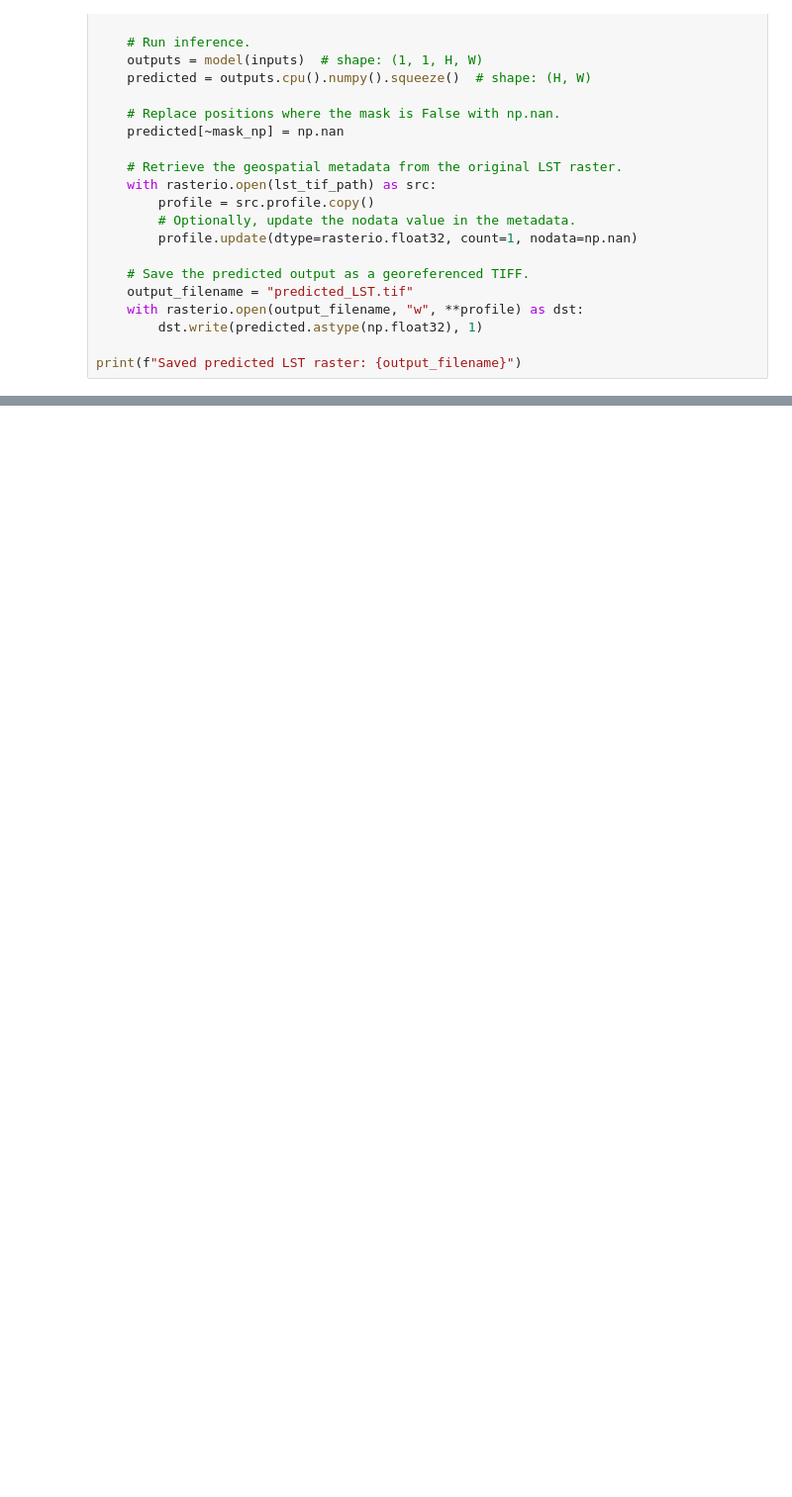
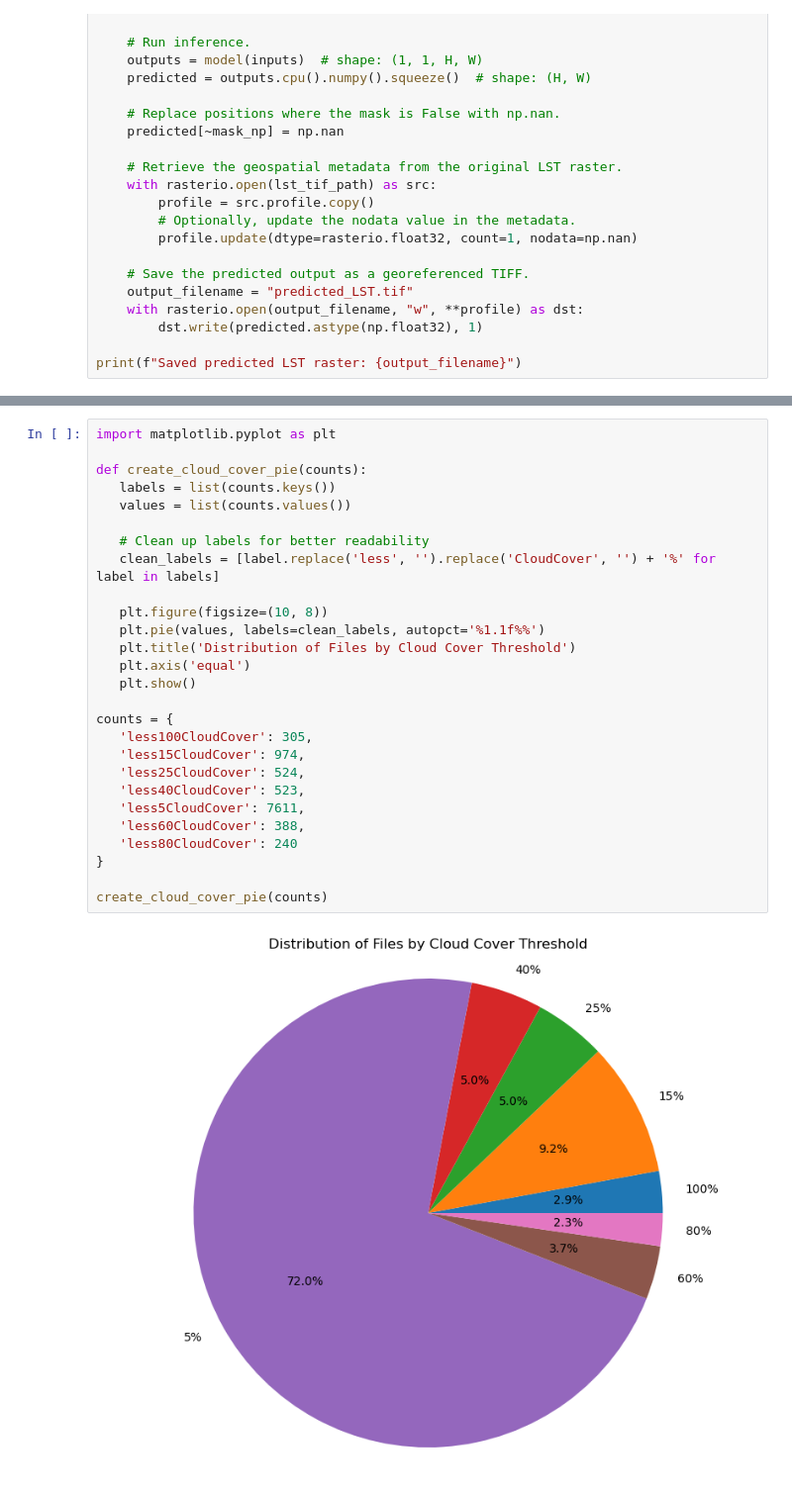
Before and after one commit to JesseGuerrero/Heat-Islands-Landsat, a Jupyter notebook: TrainUNet-Basic.ipynb, the cells around one changed output, grey strips where cells are left out. Shown at 99% size. Cells and saved outputs as stored; diff of their text form; blank space fills up the shorter version.

```diff
--- a/TrainUNet-Basic.ipynb
+++ b/TrainUNet-Basic.ipynb
@@ -363,0 +431,29 @@ print(f"Saved predicted LST raster: {output_filename}")
+# %%
+import matplotlib.pyplot as plt
+
+def create_cloud_cover_pie(counts):
+   labels = list(counts.keys())
+   values = list(counts.values())
+
+   # Clean up labels for better readability
+   clean_labels = [label.replace('less', '').replace('CloudCover', '') + '%' for label in labels]
+
+   plt.figure(figsize=(10, 8))
+   plt.pie(values, labels=clean_labels, autopct='%1.1f%%')
+   plt.title('Distribution of Files by Cloud Cover Threshold')
+   plt.axis('equal')
+   plt.show()
+
+counts = {
+   'less100CloudCover': 305,
+   'less15CloudCover': 974,
+   'less25CloudCover': 524,
+   'less40CloudCover': 523,
+   'less5CloudCover': 7611,
+   'less60CloudCover': 388,
+   'less80CloudCover': 240
+}
+
+create_cloud_cover_pie(counts)
+# %% [output]
+[figure, added]
```
Also changed, not shown: parts of 2 cells of this notebook, 1 other file.
